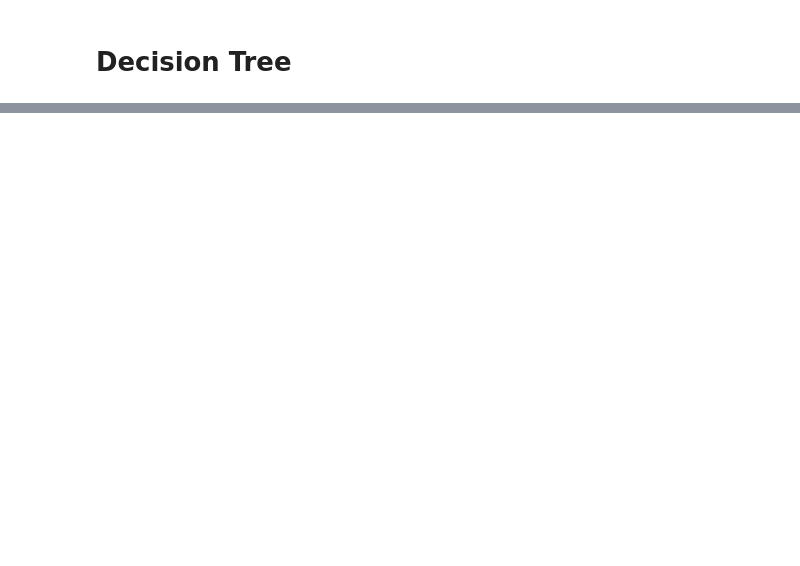
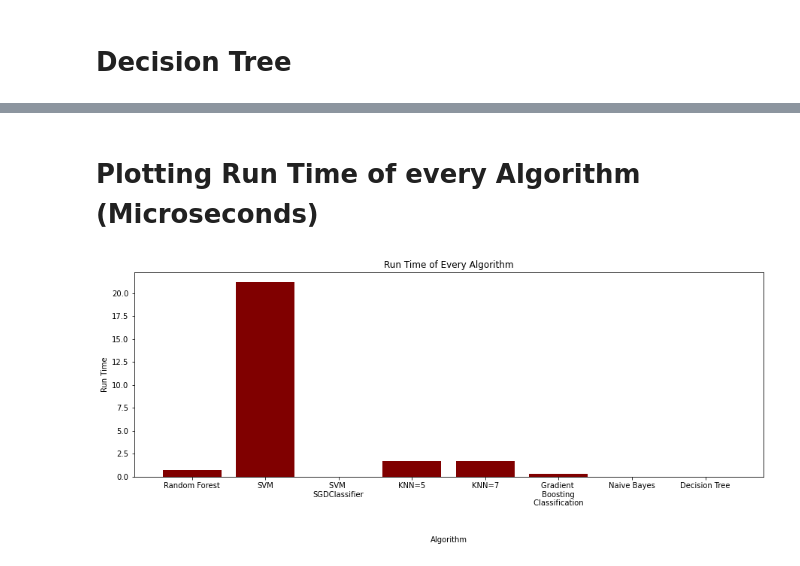
Before and after one commit to Yeasir-Hossain/Thesis, a Jupyter notebook: Dataset_Sklearn.ipynb, the cells around one changed output, grey strips where cells are left out. Drawn from its saved outputs; the diff is of its cells as text; code cells hidden in the pictures; blank space fills up the shorter version.

```diff
--- a/Dataset_Sklearn.ipynb
+++ b/Dataset_Sklearn.ipynb
@@ -158,6 +257,14 @@ y_pred = knn.predict(X_test)
 a = datetime.datetime.now()
 y_pred = knn.predict(X_test)
 b = datetime.datetime.now()
+
+knn_seven_ac = metrics.accuracy_score(y_test, y_pred)
+
+knn_seven_time = b-a
+knn_seven_time_run_time = knn_seven_time / datetime.timedelta(microseconds=1)
+print(knn_seven_time_run_time)
+
+
 print('KNN k=7 Time Duration- ',b-a)
 print("KNN k=7 Accuracy:",metrics.accuracy_score(y_test, y_pred))
 # %% [output]
@@ -180,6 +288,15 @@ a = datetime.datetime.now()
 model.fit(X, y)
 b = datetime.datetime.now()
 
+gb_time_classification = b-a
+gb_time_classification_ac = (mean(n_scores))
+gb_time_c_std_ac = std(n_scores)
+# print(gb_time_c_std_ac)
+# print(mean(n_scores))
+
+
+gb_time_classification_run_time = gb_time_classification / datetime.timedelta(microseconds=1)
+print(gb_time_classification_run_time)
 
 print('Gradient Boosting Machine for Classification Time Duation- ',b-a)
 print('Gradient Boosting Machine Accuracy: %.3f (%.3f)' % (mean(n_scores), std(n_scores)))
@@ -229,6 +351,7 @@ K mean time duration - 0:00:00.609733
 # Naive Bayes
 # %%
 X_train, X_test, y_train, y_test = train_test_split(X, y, test_size=0.3, random_state=1)
+
 #Create a Gaussian Classifier
 gnb = GaussianNB()
 
@@ -239,6 +362,11 @@ gnb.fit(X_train, y_train)
 a = datetime.datetime.now()
 y_pred = gnb.predict(X_test)
 b = datetime.datetime.now()
+
+nb_time = b-a
+nb_run_time = nb_time / datetime.timedelta(microseconds=1)
+print(nb_run_time)
+
 print('Naive Bayes Time Duration', b-a)
 print("Accuracy:",metrics.accuracy_score(y_test, y_pred))
 # %% [output]
@@ -262,0 +420,17 @@ Accuracy: 0.6344285714285715
+# %% [markdown]
+# Plotting Run Time of every Algorithm (Microseconds)
+# %%
+fig = plt.figure(figsize = (15, 5))
+algo = ['Random Forest', 'SVM', 'SVM \nSGDClassifier', 'KNN=5', 'KNN=7', 'Gradient \n Boosting \n Classification \n', 'Naive Bayes', 'Decision Tree']
+
+algo_run_time = [rf_run_time, svm_time_run_time, sgdc_time_run_time, knn_five_time_run_time, knn_seven_time_run_time, gb_time_classification_run_time, nb_run_time, dt_run_time]
+
+plt.bar(algo, algo_run_time , color ='maroon', width=0.8)
+
+
+plt.xlabel("\n\nAlgorithm")
+plt.ylabel("Run Time")
+plt.title("Run Time of Every Algorithm (Seconds)")
+plt.show()
+# %% [output]
+[figure, added]
```
Also changed, not shown: parts of 22 cells of this notebook.
